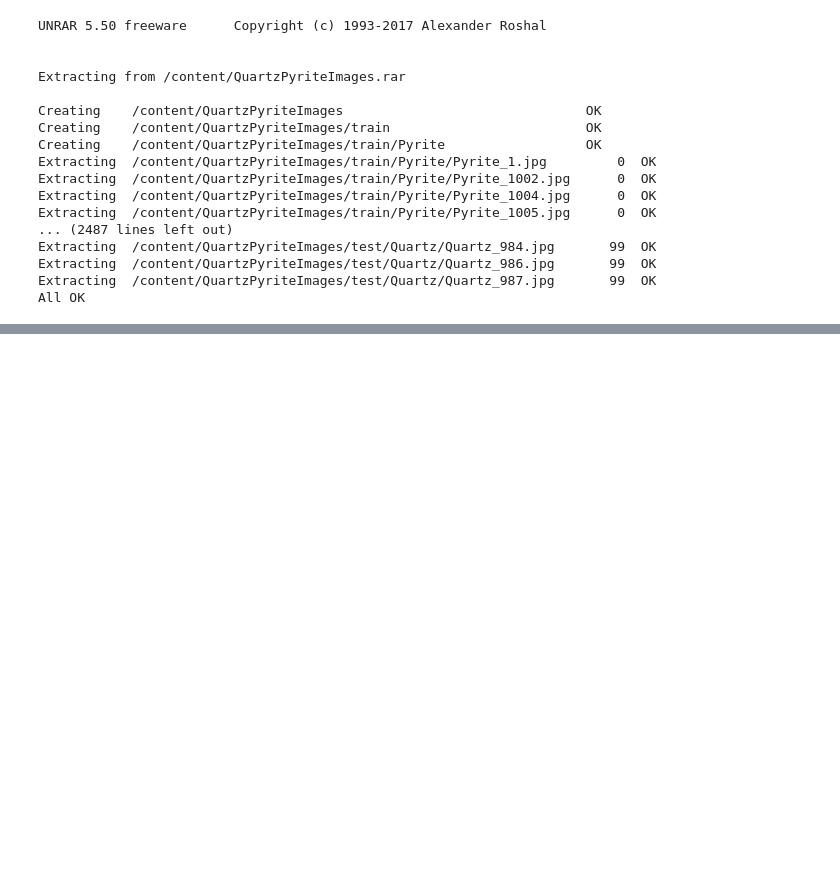
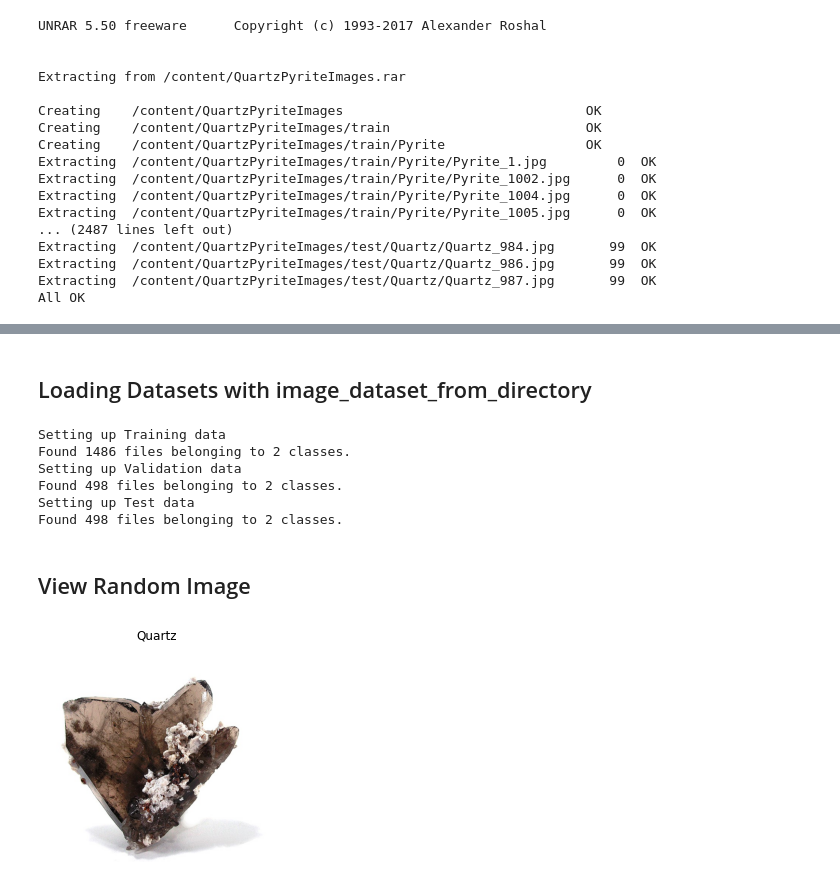
Before and after one commit to leogalbu/Mineral-Rocks-Image-Classification, a Jupyter notebook: Model_1_Quartz_Pyrite_Binary.ipynb, the cells around one changed output, grey strips where cells are left out. Drawn from its saved outputs; the diff is of its cells as text; code cells hidden in the pictures; blank space fills up the shorter version.

```diff
--- a/Model_1_Quartz_Pyrite_Binary.ipynb
+++ b/Model_1_Quartz_Pyrite_Binary.ipynb
@@ -42,0 +67,25 @@ All OK
+# %%
+from PIL import Image
+
+num_skipped = 0
+
+for folder_name in ("test/Pyrite", "train/Pyrite", "validation/Pyrite"):
+    folder_path = os.path.join("QuartzPyriteImages", folder_name)
+    print(folder_path)
+    for fname in os.listdir(folder_path):
+        print(fname)
+        fpath = os.path.join(folder_path, fname)
+        #print(fpath)
+        if fname.endswith('.jpg'):
+            print('if')
+            try:
+                img = Image.open(fpath) # open the image file
+                print(img)
+                #print("%s", fpath)
+                exif_data = img._getexif()
+                img.verify() # verify that it is, in fact an image
+            except:
+                num_skipped += 1
+                # Delete corrupted image
+                os.remove(fpath)
+print("PIL deleted %d images" % num_skipped)
@@ -42,0 +155,37 @@ All OK
+# %% [markdown]
+## Loading Datasets with image_dataset_from_directory
+# %%
+IMAGE_SIZE = (224,224)
+BATCH_SIZE = 32
+print('Setting up Training data')
+train_data_set = tf.keras.preprocessing.image_dataset_from_directory(train_dir, image_size=IMAGE_SIZE, batch_size=BATCH_SIZE, label_mode='binary')
+print('Setting up Validation data')
+validation_data_set = tf.keras.preprocessing.image_dataset_from_directory(val_dir, image_size=IMAGE_SIZE, batch_size=BATCH_SIZE, label_mode='binary')
+print('Setting up Test data')
+test_data_set = tf.keras.preprocessing.image_dataset_from_directory(test_dir, image_size=IMAGE_SIZE, batch_size=BATCH_SIZE, label_mode='binary')
+# %% [output]
+Setting up Training data
+Found 1486 files belonging to 2 classes.
+Setting up Validation data
+Found 498 files belonging to 2 classes.
+Setting up Test data
+Found 498 files belonging to 2 classes.
+# %% [markdown]
+## View Random Image
+# %%
+class_names = train_data_set.class_names
+
+def random_image_picker(target_dir, target_class):
+  target_folder = target_dir + '/' + target_class
+  random_image = random.sample(os.listdir(target_folder), 1)
+  img = mpimg.imread(target_folder + '/' + random_image[0])
+  plt.imshow(img)
+  plt.title(target_class)
+  plt.axis("off")
+  #print(f"Image shape: {img.shape}")
+
+  return img
+# %%
+img = random_image_picker("QuartzPyriteImages/train", "Quartz")
+# %% [output]
+[figure, added]
```
Also changed, not shown: parts of 19 cells of this notebook.
